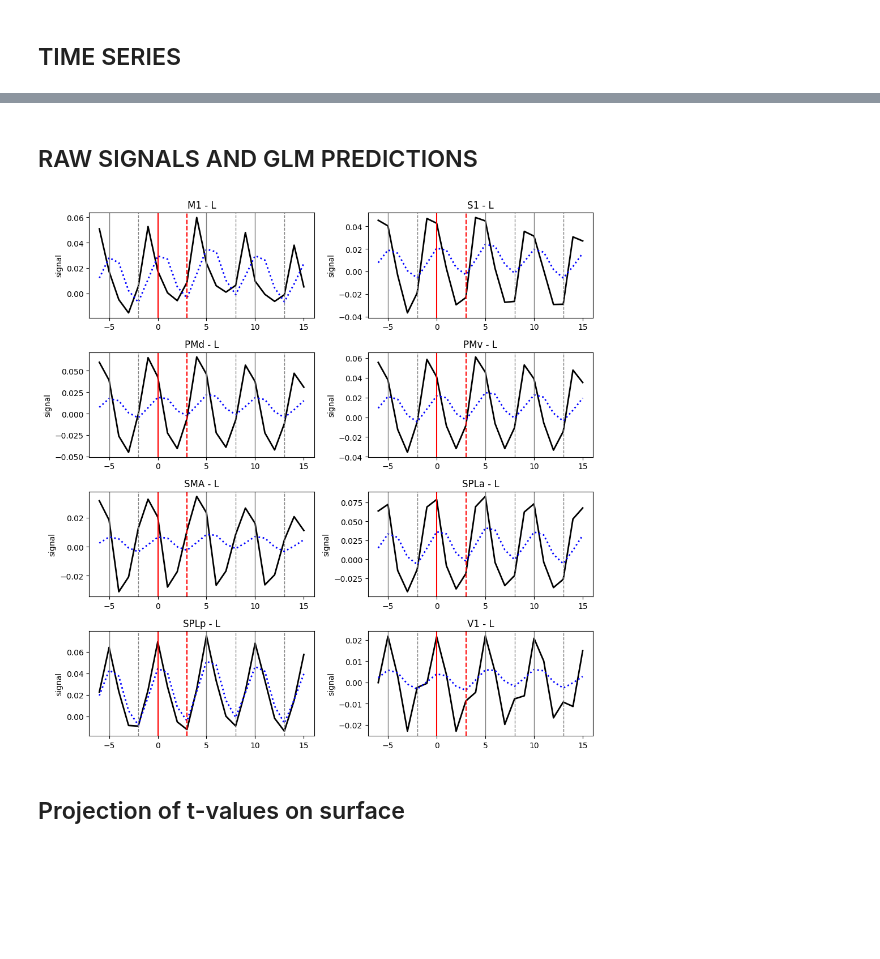
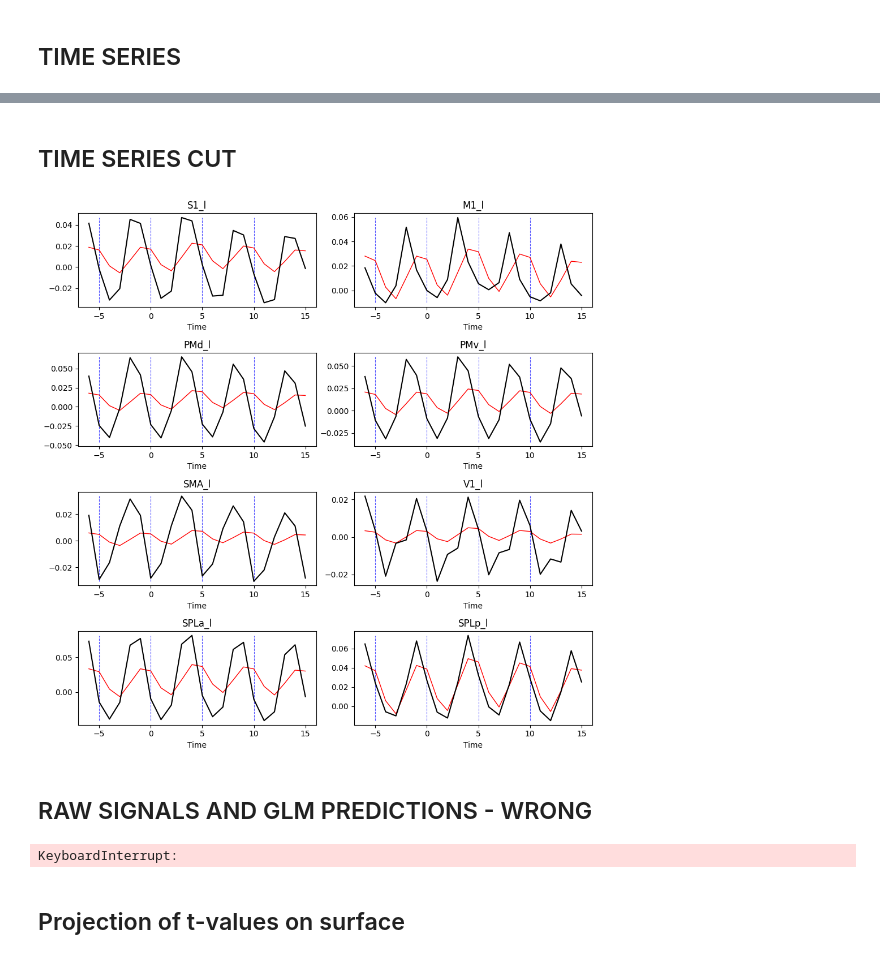
Before and after one commit to alighavam/EFC_patternfMRI, a Jupyter notebook: efcp_mri.ipynb, the cells around one changed output, grey strips where cells are left out. Drawn from its saved outputs; the diff is of its cells as text; code cells hidden in the pictures; blank space fills up the shorter version.

Commit message:
time series fix

```diff
--- a/efcp_mri.ipynb
+++ b/efcp_mri.ipynb
@@ -163,8 +161,39 @@ T =
+# %% [markdown]
+## TIME SERIES CUT
+# %%
+sn = 101
+glm = 2
+ses = 2
+
+T = pd.read_csv(os.path.join(baseDir, regDir, f's{sn}', f'ses-{ses:02d}', f'time_series_cut_glm{glm}.csv'))
+# T = T[T['repetition']==1]
+t = np.arange(-6, 16, 1)
+roi_names = ['_l', 'S1_l', 'M1_l', 'PMd_l', 'PMv_l', 'SMA_l', 'V1_l', 'SPLa_l', 'SPLp_l', '_r', 'S1_r', 'M1_r', 'PMd_r', 'PMv_r', 'SMA_r', 'V1_r', 'SPLa_r', 'SPLp_r']
+
+n_row = 4
+n_col = 2
+fig, axes = plt.subplots(n_row, n_col, figsize=(10, 10))
+for j, r in enumerate(range(1,9)):
+    y_adj = T.loc[T['region']==r, [f'y_adj{i}' for i in range(len(t))]].mean().to_list()
+    y_hat = T.loc[T['region']==r, [f'y_hat{i}' for i in range(len(t))]].mean().to_list()
+
+    ax = axes[j//n_col, j%n_col]
+    ax.vlines([-5,0,5,10], ymin=min(min(y_adj),min(y_hat)), ymax=max(max(y_adj),max(y_hat)), color='b', ls='--', lw=0.8, alpha=0.7)
+    ax.plot(t, y_hat, color='r', lw=1)
+    ax.plot(t, y_adj, color='k', lw=1.5)
+    ax.set_title(f'{roi_names[r]}')
+    ax.set_xlabel('Time')
+
+plt.tight_layout()
+plt.savefig(f'./figures/efcp_Yhat_Yadj_my_glm{glm}_ses{ses}.pdf', bbox_inches="tight")
+plt.show()
+# %% [output]
+[figure, added]
 # %% [markdown]
-## RAW SIGNALS AND GLM PREDICTIONS
+## RAW SIGNALS AND GLM PREDICTIONS - WRONG
 # %%
 sn = 101
-glm = 9
+glm = 1
 ses = 2
 path = os.path.join(baseDir, regDir, f's{sn}', f'ses-{ses:02d}', f'hrf_glm{glm}.mat')
 hrf = sio.loadmat(path, simplify_cells=True)['T']
@@ -202,7 +231,7 @@ plt.tight_layout()
 plt.savefig(f'./figures/efpc_Yhat_Yadj_glm{glm}_ses{ses}.pdf', bbox_inches="tight")
 plt.show()
 # %% [output]
-[figure, removed]
+KeyboardInterrupt:
 # %% [markdown]
 ## Projection of t-values on surface
 # %%
```
Also changed, not shown: parts of 2 cells of this notebook.
